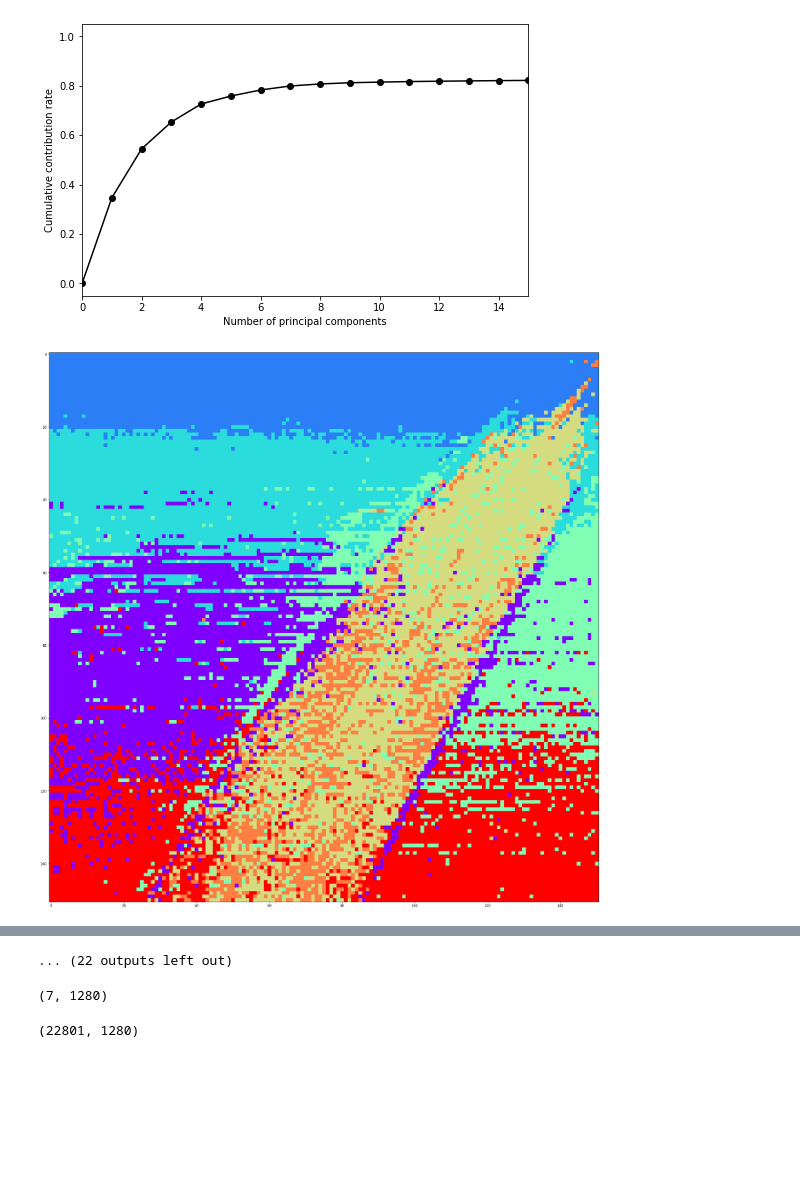
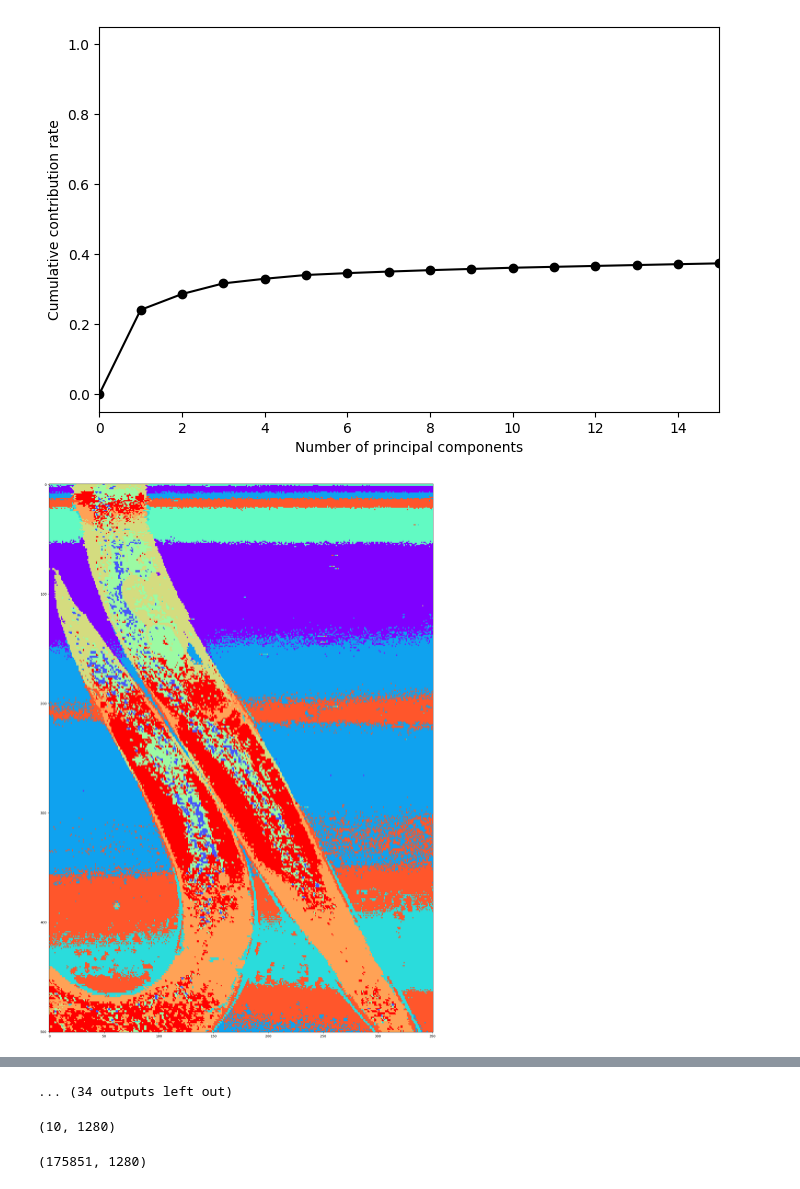
Before and after one commit to Rukaume/KanoLab_analysis, a Jupyter notebook: MCR_ALS_20230120test.ipynb, the cells around one changed output, grey strips where cells are left out. Cells and saved outputs as stored; diff of their text form; code cells hidden in the pictures; blank space fills up the shorter version.

```diff
--- a/MCR_ALS_20230120test.ipynb
+++ b/MCR_ALS_20230120test.ipynb
@@ -11,18 +11,18 @@ import matplotlib.ticker as ticker
 from sklearn.cluster import KMeans
 # %%
 # データのパス
-data_path = "/content/drive/MyDrive/miyazaki/python_analysis/MCR_ALS/Data/20220608SLPw/imchi3_2d.csv"
+data_path = "/Users/miyazakishinichi/Library/CloudStorage/GoogleDrive-s.miyazaki.med@gmail.com/.shortcut-targets-by-id/1ChgdmRlKZ2klXuoWPaMWiX2pLhJ1-0nY/miyazaki/python_analysis/MCRtest/pyMCR/Data.csv"
 # 横軸のパス
-axis_path = "/content/drive/MyDrive/miyazaki/python_analysis/MCR_ALS/Data/20220608SLPw/re_ramanshift2.csv"
+axis_path = "/Users/miyazakishinichi/Library/CloudStorage/GoogleDrive-s.miyazaki.med@gmail.com/.shortcut-targets-by-id/1ChgdmRlKZ2klXuoWPaMWiX2pLhJ1-0nY/miyazaki/python_analysis/MCRtest/pyMCR/re_ramanshift2.csv"
 
 # PCA後のデータをいくつのクラスターに分けるか
-cluster_num = 7
+cluster_num = 10
 # データの縦幅
-x = 151
+x = 501
 # データの横幅
-y = 151
+y = 351
 # 詳細に解析する波数範囲 (指紋領域用にしています)
-subrange = (500, 1800)
+subrange = (700, 3500)
 
 def normalization(data_array):
     """
@@ -132,8 +132,8 @@ def execute_analysis(data_path, axis_path):
     PCA_analysis(subrange_data, subrange_axis, flag="subrange")
     #Entropy_analysis(data, x_axis, flag="subrange")
 
-    return Spectrum
+    return Spectrum, data
 
 
-Spectrum = execute_analysis(data_path, axis_path)
+Spectrum, data = execute_analysis(data_path, axis_path)
 # %% [output]
@@ -141,2 +141,2 @@ Spectrum = execute_analysis(data_path, axis_path)
-[figure, old version]
+[figure, new version]
-[figure, old version]
+[figure, new version]
@@ -152,4 +152,4 @@ Spectrum = execute_analysis(data_path, axis_path)
-... (22 outputs left out)
+... (34 outputs left out)
 # %%
 Spectrum = np.array(Spectrum)
 S = pd.DataFrame(Spectrum)
@@ -157,7 +157,7 @@ S = pd.DataFrame(Spectrum)
 #S = S.iloc[:, 1:].apply(lambda x: (x - x.mean()) / x.std(), axis=0)
 S.values.shape
 # %% [output]
-(7, 1280)
+(10, 1280)
 # %%
 from pymcr.mcr import McrAR
 from pymcr.regressors import NNLS, OLS
@@ -170,9 +171,10 @@ D = pd.read_csv(data_path, header=None).T[0:x * y]
 #D = D.iloc[:, 1:].apply(lambda x: (x - x.mean()) / x.std(), axis=0)
 D = D.values
-# %%
-D.shape
-# %% [output]
-(22801, 1280)
+# %%
+
+D.shape
+# %% [output]
+(175851, 1280)
 # %%
 mcrar.fit(D, ST=Spectrum, verbose=True)
 # %% [output]
```
Also changed, not shown: parts of 9 cells of this notebook.
